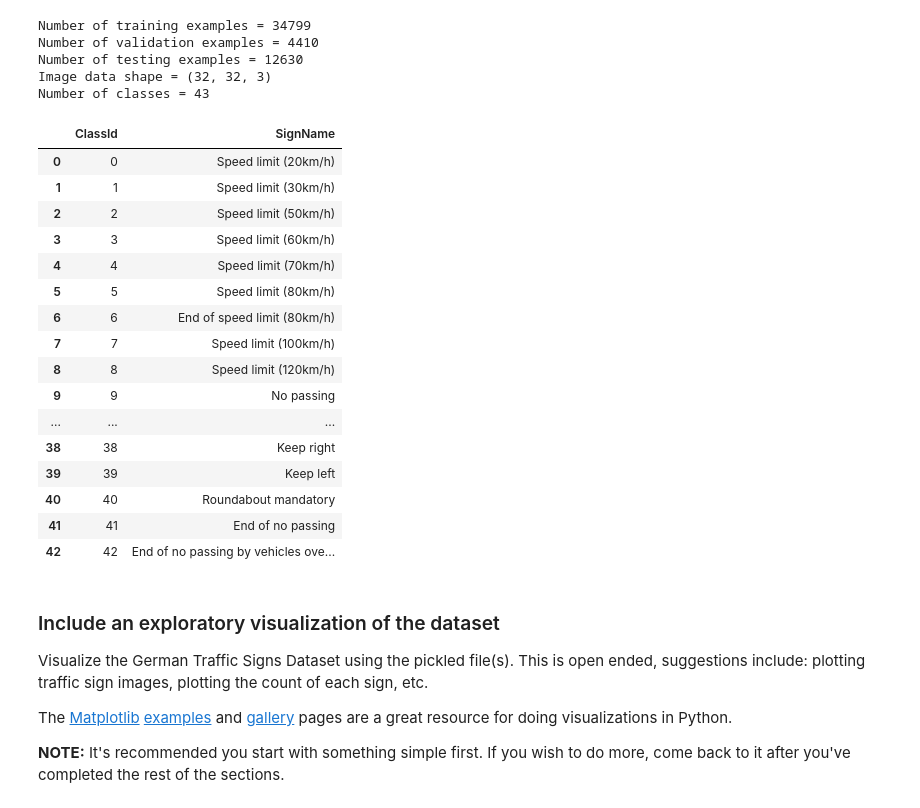
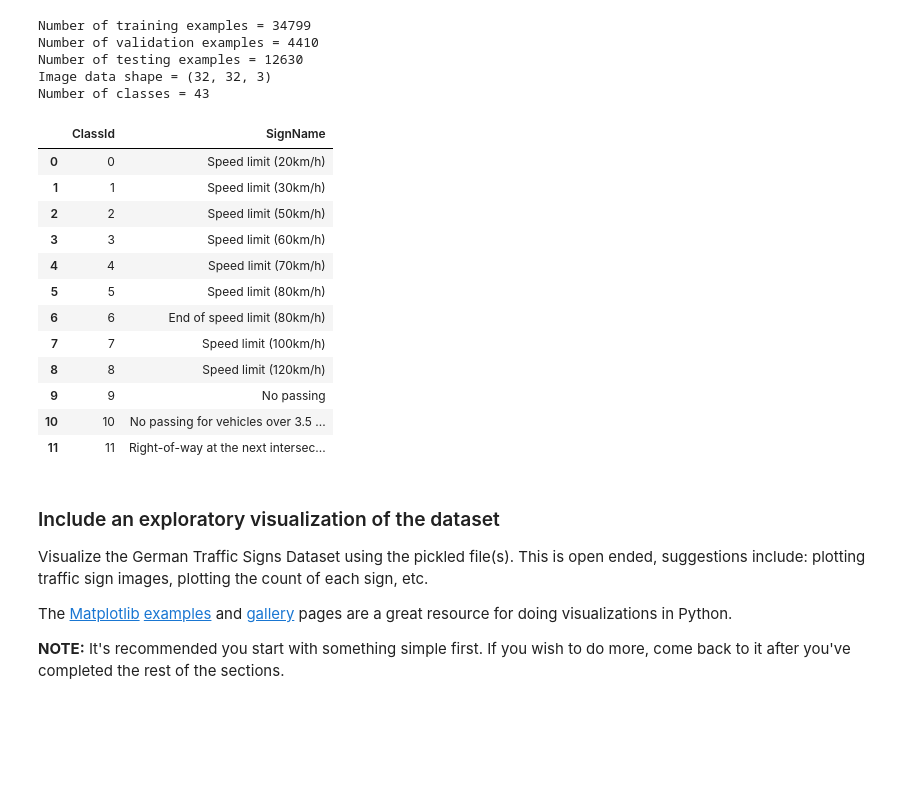
Before and after one commit to kcbighuge/CarND-Traffic-Sign-Classifier-Project-P2, a Jupyter notebook: Traffic_Sign_Classifier_v1.ipynb, the cells around one changed output. Saved outputs shown, nothing was run; the diff lists cells and outputs as text; code cells hidden in the pictures; blank space fills up the shorter version.

```diff
--- a/Traffic_Sign_Classifier_v1.ipynb
+++ b/Traffic_Sign_Classifier_v1.ipynb
@@ -96,28 +86,24 @@ Number of classes = 43
 # %%
 import pandas as pd
 from IPython.display import display # Allows the use of display() for DataFrames
 
 # Look at the sign names & class labels
 targets = pd.read_csv('signnames.csv')
-display(targets)
+display(targets[:12])
 # %% [output]
 |  | ClassId | SignName |
 | 0 | 0 | Speed limit (20km/h) |
 | 1 | 1 | Speed limit (30km/h) |
 | 2 | 2 | Speed limit (50km/h) |
 | 3 | 3 | Speed limit (60km/h) |
 | 4 | 4 | Speed limit (70km/h) |
 | 5 | 5 | Speed limit (80km/h) |
 | 6 | 6 | End of speed limit (80km/h) |
 | 7 | 7 | Speed limit (100km/h) |
 | 8 | 8 | Speed limit (120km/h) |
 | 9 | 9 | No passing |
-| ... | ... | ... |
-| 38 | 38 | Keep right |
-| 39 | 39 | Keep left |
-| 40 | 40 | Roundabout mandatory |
-| 41 | 41 | End of no passing |
-| 42 | 42 | End of no passing by vehicles ove... |
+| 10 | 10 | No passing for vehicles over 3.5 ... |
+| 11 | 11 | Right-of-way at the next intersec... |
 # %% [markdown]
 
 ### Include an exploratory visualization of the dataset
```
Also changed, not shown: parts of 42 cells of this notebook, 12 other files.
